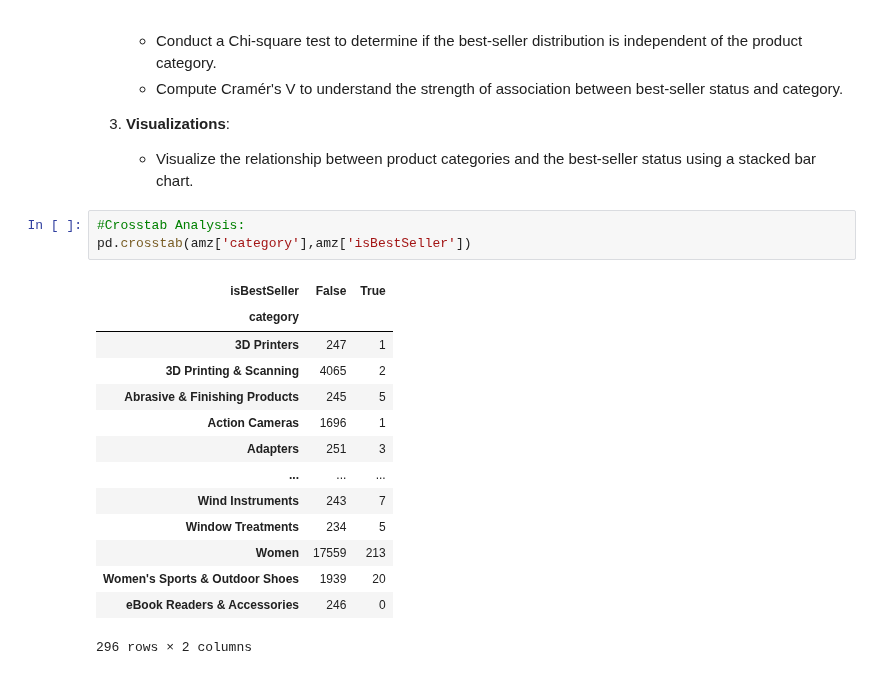
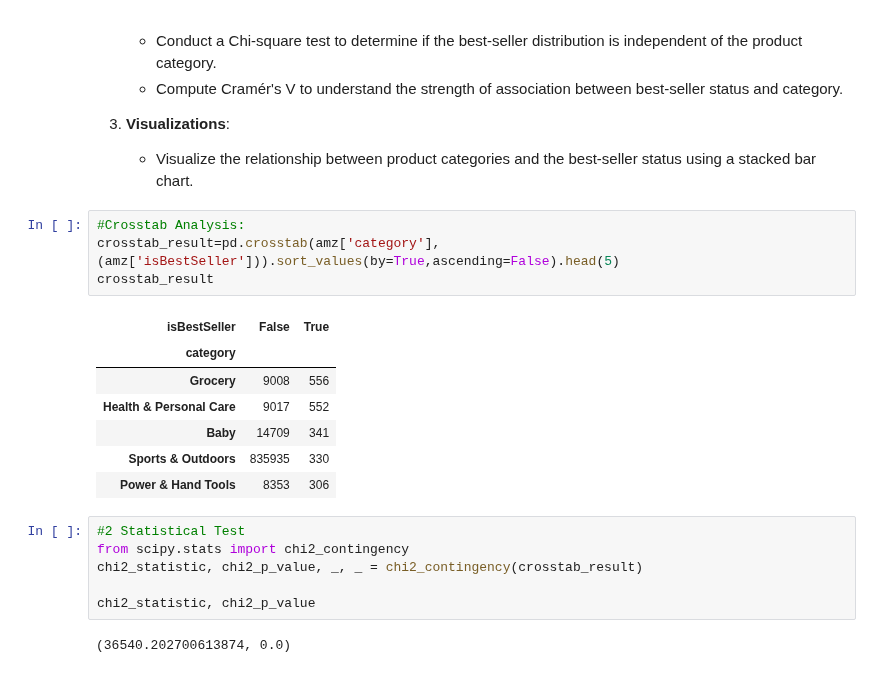
Before and after one commit to Federicosz/lab-eda-bivariate, a Jupyter notebook: FSZ_Solution.ipynb, the cells around one changed output. Saved outputs shown, nothing was run; the diff lists cells and outputs as text.

```diff
--- a/FSZ_Solution.ipynb
+++ b/FSZ_Solution.ipynb
@@ -46,19 +46,21 @@ amz=pd.read_csv('amz_uk_price_prediction_dataset.csv',index_col='uid')
 	- Visualize the relationship between product categories and the best-seller status using a stacked bar chart.
 # %%
 #Crosstab Analysis:
-pd.crosstab(amz['category'],amz['isBestSeller'])
+crosstab_result=pd.crosstab(amz['category'],(amz['isBestSeller'])).sort_values(by=True,ascending=False).head(5)
+crosstab_result
 # %% [output]
 | isBestSeller | False | True |
 | category |  |  |
-| 3D Printers | 247 | 1 |
-| 3D Printing & Scanning | 4065 | 2 |
-| Abrasive & Finishing Products | 245 | 5 |
-| Action Cameras | 1696 | 1 |
-| Adapters | 251 | 3 |
-| ... | ... | ... |
-| Wind Instruments | 243 | 7 |
-| Window Treatments | 234 | 5 |
-| Women | 17559 | 213 |
-| Women's Sports & Outdoor Shoes | 1939 | 20 |
-| eBook Readers & Accessories | 246 | 0 |
+| Grocery | 9008 | 556 |
+| Health & Personal Care | 9017 | 552 |
+| Baby | 14709 | 341 |
+| Sports & Outdoors | 835935 | 330 |
+| Power & Hand Tools | 8353 | 306 |
-296 rows × 2 columns
+# %%
+#2 Statistical Test
+from scipy.stats import chi2_contingency
+chi2_statistic, chi2_p_value, _, _ = chi2_contingency(crosstab_result)
+
+chi2_statistic, chi2_p_value
+# %% [output]
+(36540.202700613874, 0.0)
```
Also changed, not shown: parts of 9 cells of this notebook.
